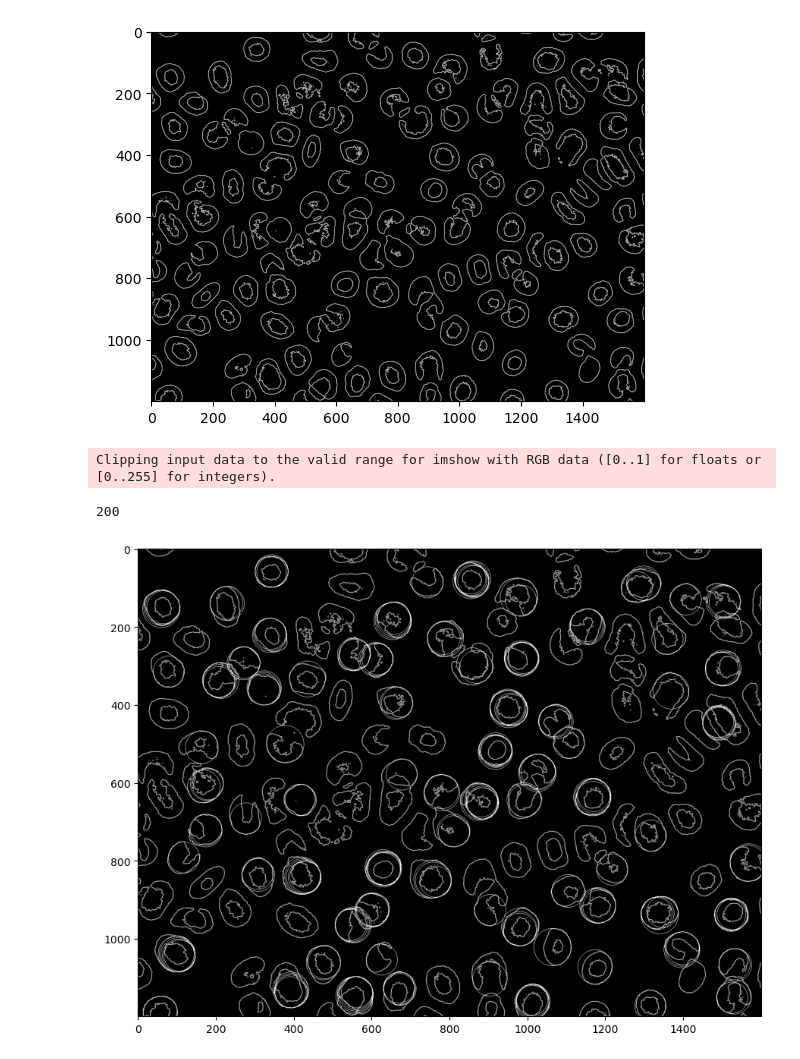
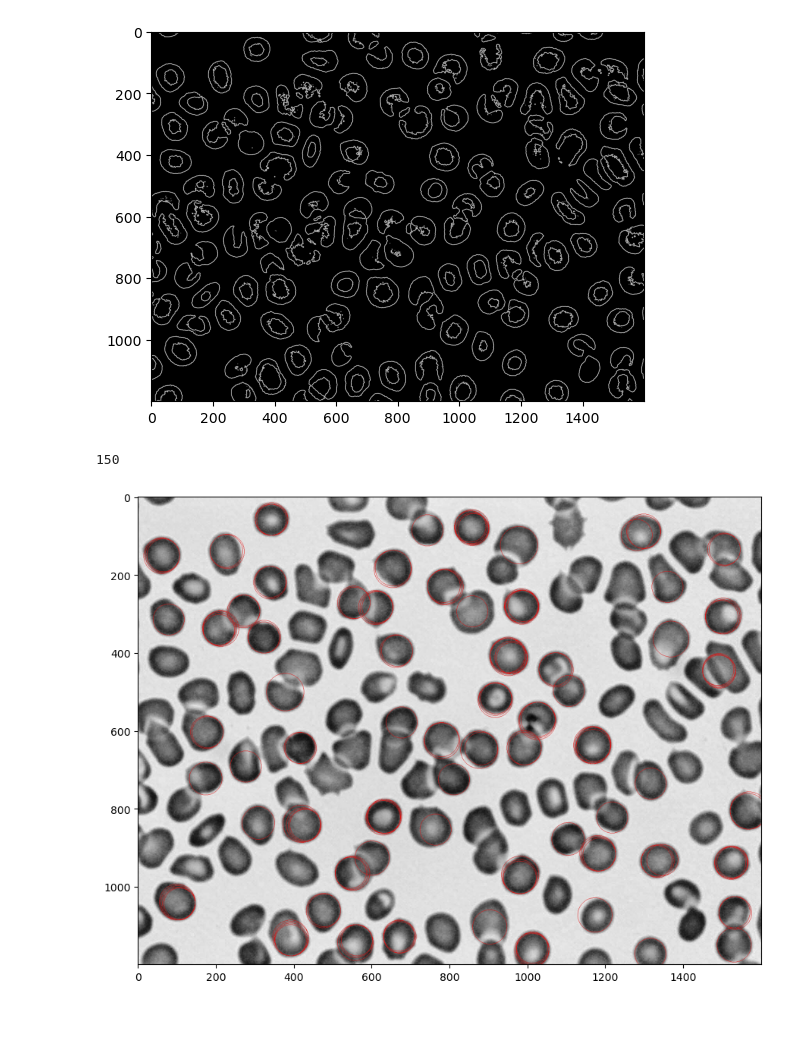
Before and after one commit to matheus29sm/Projeto-PI, a Jupyter notebook: Projeto Malária/Teste.ipynb, the cells around one changed output. Saved outputs shown, nothing was run; the diff lists cells and outputs as text; code cells hidden in the pictures; blank space fills up the shorter version.

```diff
--- a/Projeto Malária/Teste.ipynb
+++ b/Projeto Malária/Teste.ipynb
@@ -70,18 +70,17 @@ plt.imshow(edges, cmap='gray')
 raios = np.arange(40, 50, 2)
 hough_grade = hough_circle (edges, raios)
 # %%
-acumulador, a, b, raio = hough_circle_peaks (hough_grade, raios,total_num_peaks = 200)
+acumulador, a, b, raio = hough_circle_peaks (hough_grade, raios,total_num_peaks = 150)
 # %%
 fig, ax = plt.subplots(ncols=1, nrows=1, figsize=(20, 8))
-image = color.gray2rgb(edges)
+image = color.gray2rgb(blue_img)
 
 for center_y, center_x, radius in zip(b, a, raio):
     circy, circx = circle_perimeter(center_y, center_x, radius, shape = image.shape)
     image[circy, circx] = (220, 20, 20)
 
 ax.imshow(image, cmap=plt.cm.gray)
 print(len(a))
 # %% [output]
-Clipping input data to the valid range for imshow with RGB data ([0..1] for floats or [0..255] for integers).
+150
-200
-[figure, old version]
+[figure, new version]
```
